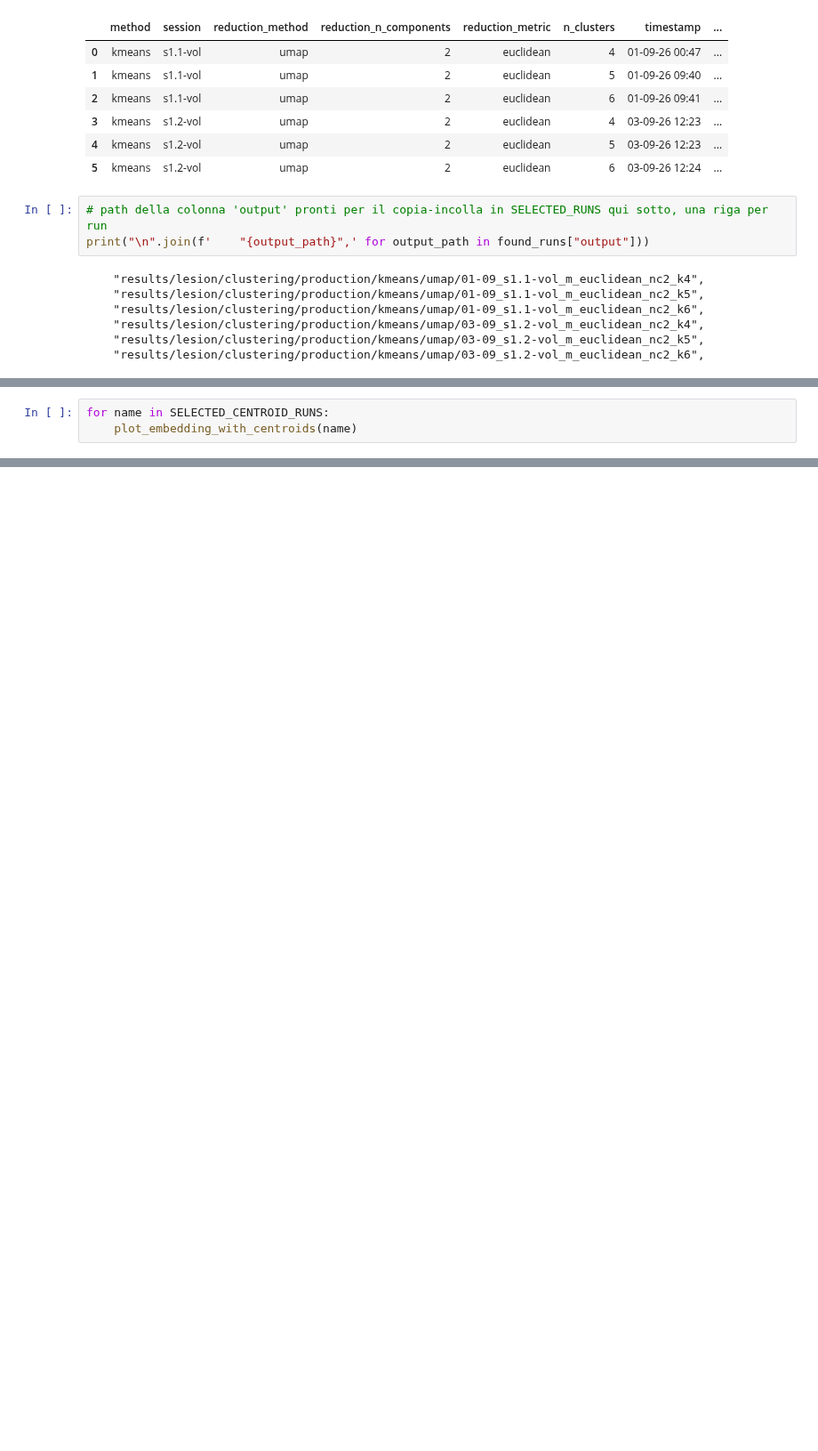
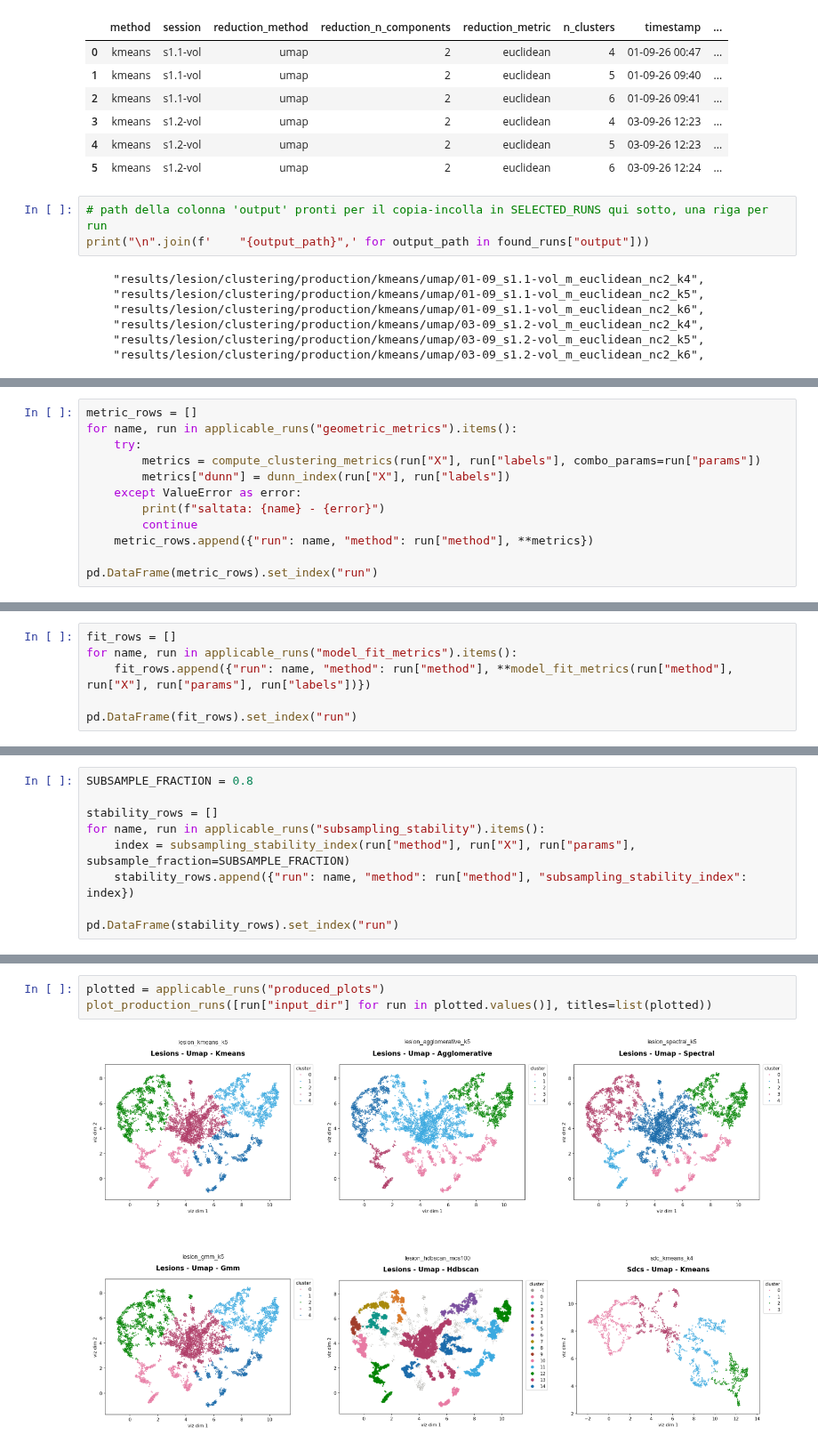
Before and after one commit to EmmaTosato/NEMESIS_fs, a Jupyter notebook: notebooks/post-results_analysis/clustering_evaluation.ipynb, the cells around one changed output, grey strips where cells are left out. Shown at 89% size. Cells and saved outputs as stored; diff of their text form; blank space fills up the shorter version.

```diff
--- a/notebooks/post-results_analysis/clustering_evaluation.ipynb
+++ b/notebooks/post-results_analysis/clustering_evaluation.ipynb
@@ -1458,3 +463,0 @@ Dove si trova visivamente il centroide rispetto ai punti veri - un plot per ogni
-# %%
-for name in SELECTED_CENTROID_RUNS:
-    plot_embedding_with_centroids(name)
@@ -1469,0 +511,12 @@ plot_representative_map(example_run, example_subject, example_dataset, style="gl
+# %%
+metric_rows = []
+for name, run in applicable_runs("geometric_metrics").items():
+    try:
+        metrics = compute_clustering_metrics(run["X"], run["labels"], combo_params=run["params"])
+        metrics["dunn"] = dunn_index(run["X"], run["labels"])
+    except ValueError as error:
+        print(f"saltata: {name} - {error}")
+        continue
+    metric_rows.append({"run": name, "method": run["method"], **metrics})
+
+pd.DataFrame(metric_rows).set_index("run")
@@ -1469,0 +551,6 @@ plot_representative_map(example_run, example_subject, example_dataset, style="gl
+# %%
+fit_rows = []
+for name, run in applicable_runs("model_fit_metrics").items():
+    fit_rows.append({"run": name, "method": run["method"], **model_fit_metrics(run["method"], run["X"], run["params"], run["labels"])})
+
+pd.DataFrame(fit_rows).set_index("run")
@@ -1469,0 +578,9 @@ plot_representative_map(example_run, example_subject, example_dataset, style="gl
+# %%
+SUBSAMPLE_FRACTION = 0.8
+
+stability_rows = []
+for name, run in applicable_runs("subsampling_stability").items():
+    index = subsampling_stability_index(run["method"], run["X"], run["params"], subsample_fraction=SUBSAMPLE_FRACTION)
+    stability_rows.append({"run": name, "method": run["method"], "subsampling_stability_index": index})
+
+pd.DataFrame(stability_rows).set_index("run")
@@ -1469,0 +673,5 @@ plot_representative_map(example_run, example_subject, example_dataset, style="gl
+# %%
+plotted = applicable_runs("produced_plots")
+plot_production_runs([run["input_dir"] for run in plotted.values()], titles=list(plotted))
+# %% [output]
+[figure, added]
```
Also changed, not shown: parts of 122 cells of this notebook, 10 other files.
